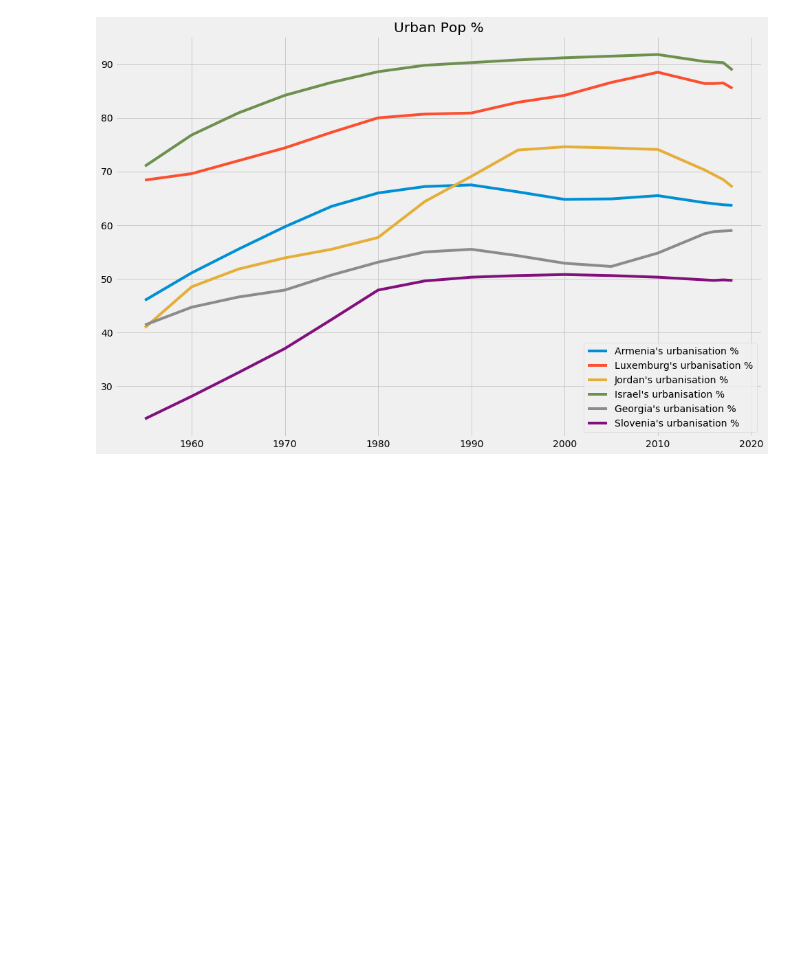
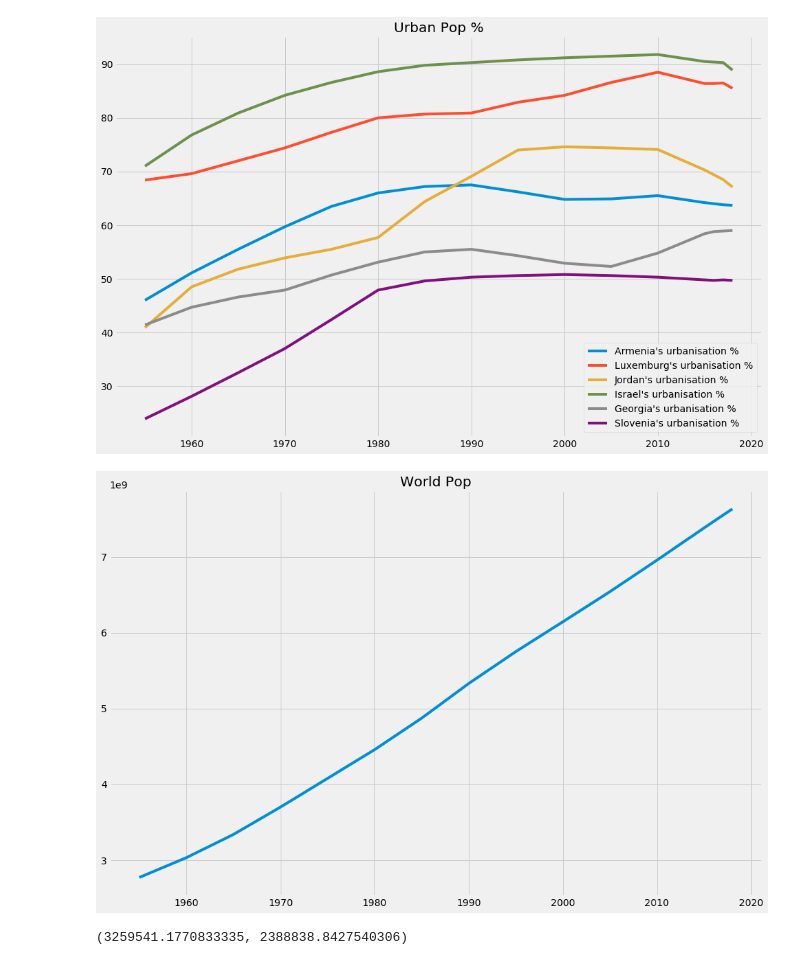
Before and after one commit to ArturAyvazyanTUMO/pdsfp, a Jupyter notebook: app.ipynb, the cells around one changed output. Drawn from its saved outputs; the diff is of its cells as text; code cells hidden in the pictures; blank space fills up the shorter version.

```diff
--- a/app.ipynb
+++ b/app.ipynb
@@ -122,3 +122,11 @@ plt.legend()
 y=armenia.column(0)
 # %% [output]
 [figure]
+# %%
+line1 = plt.plot(armenia.column(0),removeComma(armenia.column(11)))
+plt.rcParams['figure.figsize']=[15,10]
+plt.title("World Pop")
+plt.legend()
+y=armenia.column(0)
+# %% [output]
+[figure, added]
@@ -124,0 +140,18 @@ y=armenia.column(0)
+# %%
+'''
+line1 = plt.plot(armenia.column(0),np.char.replace(armenia.column(8),"%",""),label="Armenia's urbanisation %")
+
+line2 = plt.plot(luxemburg.column(0),np.char.replace(luxemburg.column(8),"%",""),label="Luxemburg's urbanisation %")
+
+line4 = plt.plot(jordan.column(0),np.char.replace(jordan.column(8),"%",""),label="Jordan's urbanisation %")
+
+line5 = plt.plot(israel.column(0),np.char.replace(israel.column(8),"%",""),label="Israel's urbanisation %")
+line6 = plt.plot(georgia.column(0),np.char.replace(georgia.column(8),"%",""),label="Georgia's urbanisation %")
+line7 = plt.plot(slovenia.column(0),np.char.replace(slovenia.column(8),"%",""),label="Slovenia's urbanisation %")
+'''
+
+pops=np.concatenate((armenia.column(1),slovenia.column(1),luxemburg.column(1),georgia.column(1),jordan.column(1),israel.column(1)))
+pops=strtoint(pops)
+np.mean(pops),np.std(pops)
+# %% [output]
+(3259541.1770833335, 2388838.8427540306)
```
Also changed, not shown: parts of 1 cell of this notebook.
